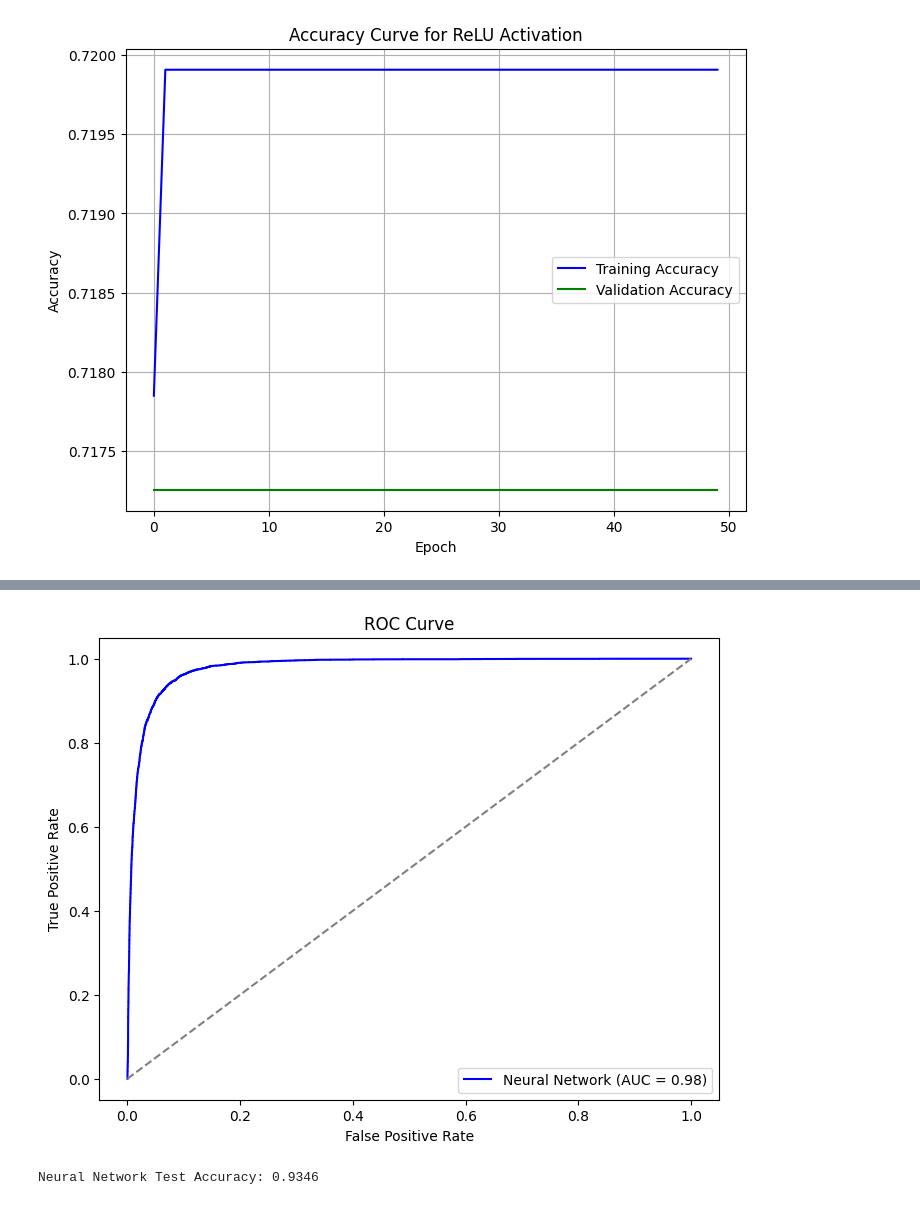
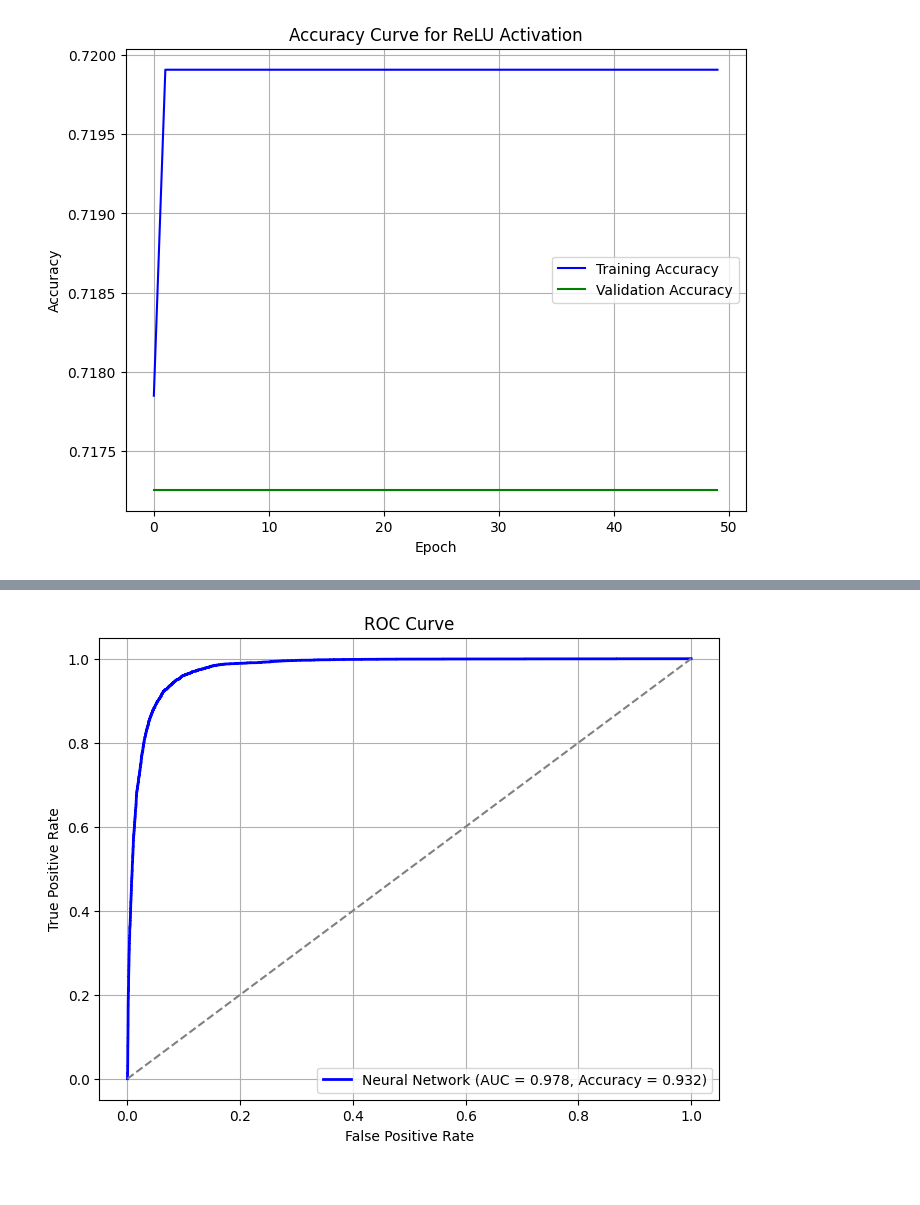
Before and after one commit to JarnovdKolk/Test, a Jupyter notebook: Homework2_Part2.ipynb, the cells around one changed output, grey strips where cells are left out. Cells and saved outputs as stored; diff of their text form; code cells hidden in the pictures.

```diff
--- a/Homework2_Part2.ipynb
+++ b/Homework2_Part2.ipynb
@@ -268,24 +281,29 @@ history = model.fit(X_train_scaled, y_train, epochs=50, batch_size=128, validati
 # Predict and plot ROC
 preds_nn = model.predict(X_test_scaled)
 
-from sklearn.metrics import roc_curve, auc
+import numpy as np
 import matplotlib.pyplot as plt
+from sklearn.metrics import roc_curve, auc, accuracy_score
 
-# Get predicted probabilities
-preds_nn = model.predict(X_test_scaled)
+# Get predicted labels based on a threshold of 0.5
+y_pred_labels = (preds_nn >= 0.5).astype(int)
+
+# Compute accuracy
+accuracy = accuracy_score(y_test, y_pred_labels)
 
 # Compute ROC curve and AUC
 fpr, tpr, _ = roc_curve(y_test, preds_nn)
 roc_auc = auc(fpr, tpr)
 
-# Plot ROC curve
+# Plot ROC curve with accuracy in the legend
 plt.figure(figsize=(8,6))
-plt.plot(fpr, tpr, color='blue', label=f'Neural Network (AUC = {roc_auc:.2f})')
+plt.plot(fpr, tpr, color='blue', lw=2, label=f'Neural Network (AUC = {roc_auc:.3f}, Accuracy = {accuracy:.3f})')
 plt.plot([0, 1], [0, 1], color='gray', linestyle='--')  # Random classifier line
 plt.xlabel('False Positive Rate')
 plt.ylabel('True Positive Rate')
 plt.title('ROC Curve')
 plt.legend(loc='lower right')
+plt.grid()
 plt.show()
 # %% [output]
 Epoch 1/50
@@ -308,6 +326 @@ Epoch 50/50
-[figure, old version]
+[figure, new version]
-# %%
-_, accuracy = model.evaluate(X_test_scaled, y_test, verbose=0)
-print(f'Neural Network Test Accuracy: {accuracy:.4f}')
-# %% [output]
-Neural Network Test Accuracy: 0.9346
```
Also changed, not shown: parts of 5 cells of this notebook.
